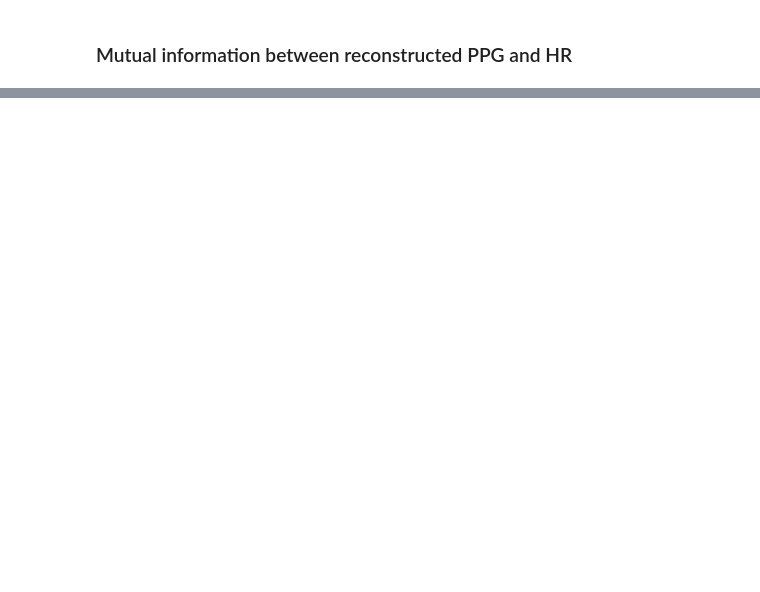
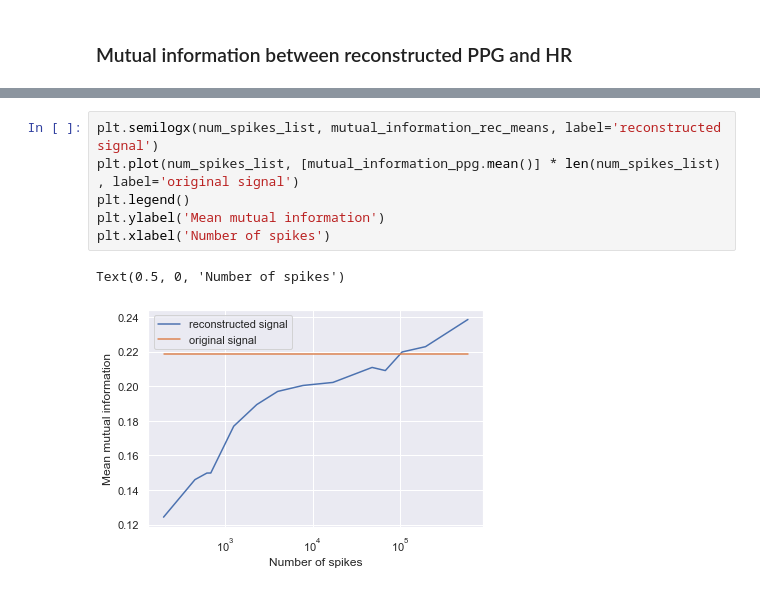
Before and after one commit to pennfranc/adm-ppg-analysis, a Jupyter notebook: mutual information analysis.ipynb, the cells around one changed output, grey strips where cells are left out. Saved outputs shown, nothing was run; the diff lists cells and outputs as text; blank space fills up the shorter version.

```diff
--- a/mutual information analysis.ipynb
+++ b/mutual information analysis.ipynb
@@ -161,0 +136,9 @@ plt.plot(f_rec, mutual_information_rec)
+# %%
+plt.semilogx(num_spikes_list, mutual_information_rec_means, label='reconstructed signal')
+plt.plot(num_spikes_list, [mutual_information_ppg.mean()] * len(num_spikes_list) , label='original signal')
+plt.legend()
+plt.ylabel('Mean mutual information')
+plt.xlabel('Number of spikes')
+# %% [output]
+Text(0.5, 0, 'Number of spikes')
+[figure, added]
```
Also changed, not shown: parts of 16 cells of this notebook, 1 other file.
